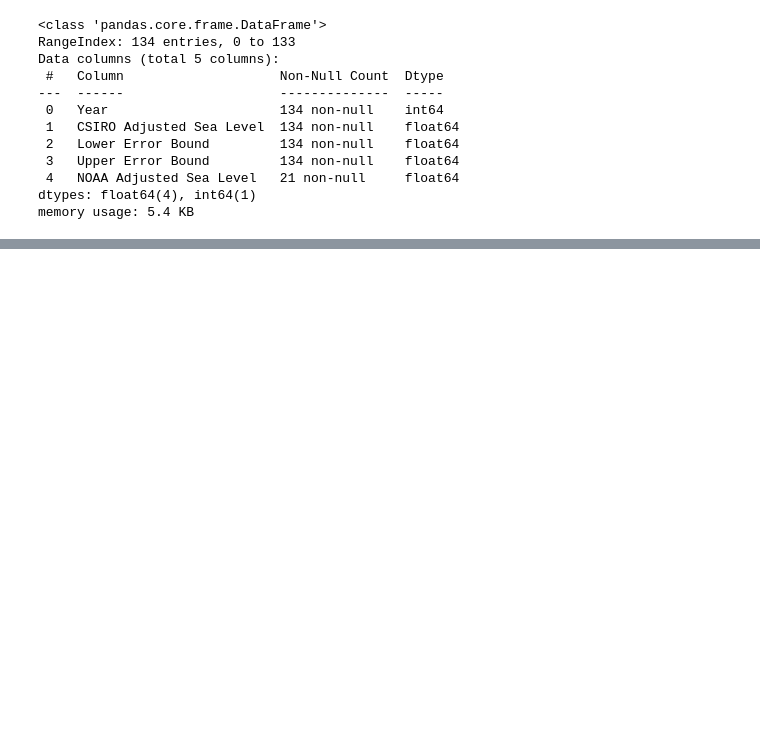
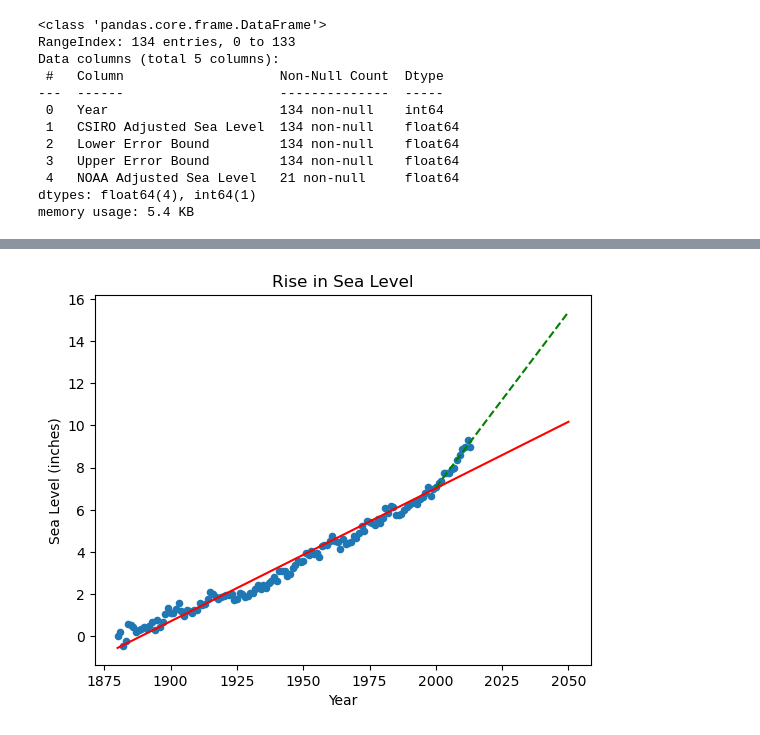
Before and after one commit to awault/sea_level_analysis, a Jupyter notebook: workbook.ipynb, the cells around one changed output, grey strips where cells are left out. Drawn from its saved outputs; the diff is of its cells as text; code cells hidden in the pictures; blank space fills up the shorter version.

Commit message:
Create Scatter Plot and Forecast Sea Level Trends

```diff
--- a/workbook.ipynb
+++ b/workbook.ipynb
@@ -57,0 +47,22 @@ data
+# %%
+# Create Scatter Plot
+plt.scatter(data['Year'],data['CSIRO Adjusted Sea Level'],s=20)
+plt.xlabel('Year')
+plt.ylabel('Sea Level (inches)')
+plt.title('Rise in Sea Level')
+
+# Plot line of best fit for all data
+m_, b_ = linregress(data['Year'], data['CSIRO Adjusted Sea Level'])[:2]
+x_val = range(1880, 2051)
+y_val = m_ * x_val + b_
+plt.plot(x_val,y_val,color='red',label='Line of Best Fit (1880-2050)')
+
+# Create second line of best fit
+new_data = data[data['Year'] >= 2000]
+m_new, b_new = linregress(new_data['Year'], new_data['CSIRO Adjusted Sea Level'])[:2]
+x_new = range(2000, 2051)
+y_new = m_new * x_new + b_new
+plt.plot(x_new, y_new, color='green',linestyle='--',label='Line of Best Fit (2000 onwards)')
+plt.show()
+# %% [output]
+[figure, added]
```
Also changed, not shown: parts of 5 cells of this notebook, 2 other files.
